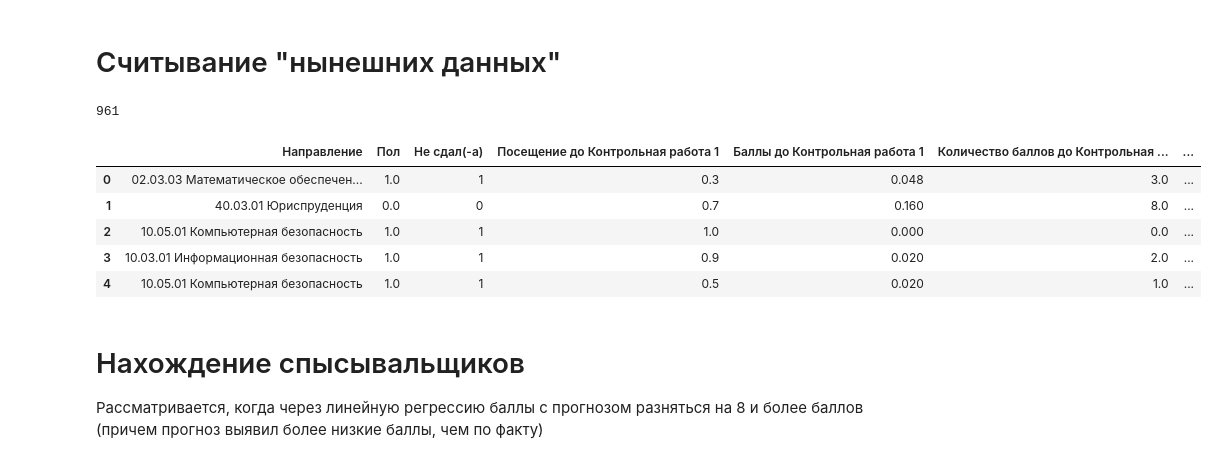
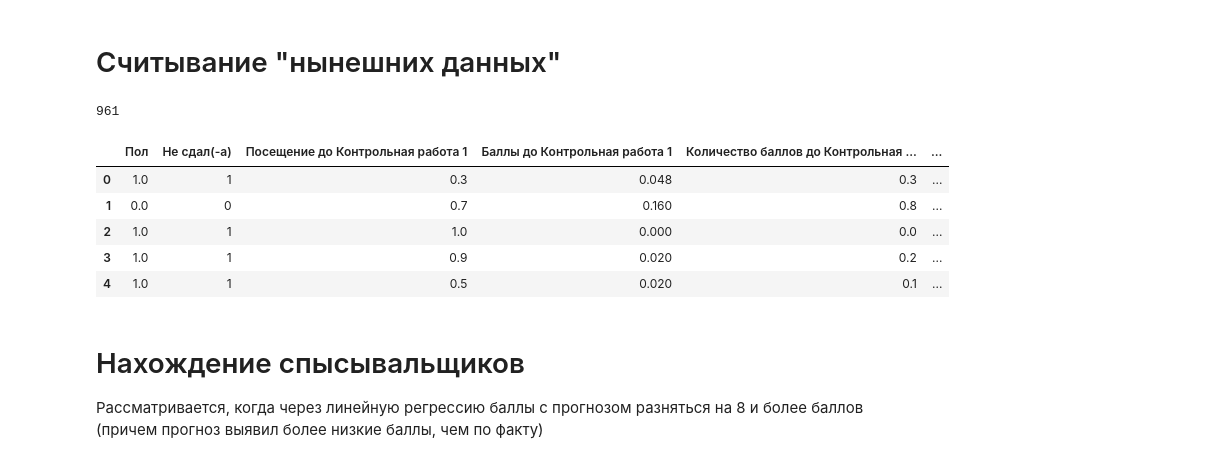
Before and after one commit to KokonTrol/VKR, a Jupyter notebook: Блокноты/анализ и обработка.ipynb, the cells around one changed output. Cells and saved outputs as stored; diff of their text form; code cells hidden in the pictures.

```diff
--- a/Блокноты/анализ и обработка.ipynb
+++ b/Блокноты/анализ и обработка.ipynb
@@ -91,7 +91,7 @@ data.drop_duplicates(keep='last')
 print(f"Длина файла до обработки: {len(data)}")
 AnalysisFunc.FillColumnsList(data)
 data = AnalysisFunc.MakeFloat(data, ["Пол"])
-data = data.drop(data.columns.difference(["Не сдал(-а)", "Пол"]+AnalysisFunc.exams+AnalysisFunc.scores+AnalysisFunc.being+AnalysisFunc.before+AnalysisFunc.countscores), axis=1)
+data = data.drop(data.columns.difference(["Не сдал(-а)", "Пол"]+AnalysisFunc.GetAllColumnsTests(data)), axis=1)
 print(f"Сдали: {len(data[data['Не сдал(-а)']==0])}, не сдали: {len(data[data['Не сдал(-а)']==1])}")
 data.head(5)
 # %% [output]
@@ -106,9 +106,11 @@ data.head(5)
 # %%
-data[AnalysisFunc.scores] = AnalysisFunc.ModColumns100(data, AnalysisFunc.scores)
+# data[AnalysisFunc.scores] = AnalysisFunc.ModColumns100(data, AnalysisFunc.scores)
 data[AnalysisFunc.exams] = data[AnalysisFunc.exams].div(20)
 for i, lst in enumerate([AnalysisFunc.exams, AnalysisFunc.scores, AnalysisFunc.being, AnalysisFunc.before]):
     for name in lst:
         print(f"{name}: Max: {data[name].max()}, Min: {data[name].min()}, Mean: {round(data[name].mean(), 2)}")
+
+data.head(5)
 # %% [output]
 Контрольная работа 1: Max: 1.0, Min: 0.0, Mean: 0.45
 Контрольная работа 2: Max: 1.0, Min: 0.0, Mean: 0.5
@@ -130,10 +135,8 @@ BaseFuncs.SaveFileCSV(path_to_data+"Преобразованные/", "ПиОА
 **Через LabelEncoder заменить Команды и Направление**
 # %%
 from sklearn.preprocessing import LabelEncoder
-labelencoderComands = LabelEncoder()
-data["Команды"] = labelencoderComands.fit_transform(data["Команды"])
 labelencoderDirs = LabelEncoder()
-labelencoderDirs.fit(data["Направление"])
-data["Направление"] = labelencoderDirs.transform(data["Направление"])
+labelencoderDirs.fit(dataReal["Направление"])
+dataReal["Направление"] = labelencoderDirs.transform(dataReal["Направление"])
 
-data.head(5)
+dataReal.head(5)
@@ -350,23 +358,23 @@ Name: Не сдал(-а), dtype: float64
 # Считывание "нынешних данных"
 # %%
 dataReal = BaseFuncs.GetDataFrameListFromFileConverted("/content/drive/My Drive/Учёба/8 семестр/диплом/Проект/VKR/Учет контрольных/Программирование и основы алгоритмизации тест.csv")
-dataReal = dataReal.drop(dataReal.columns.difference(["Не сдал(-а)", "Пол", "Направление"]+AnalysisFunc.exams+AnalysisFunc.scores+AnalysisFunc.being+AnalysisFunc.before+AnalysisFunc.countscores), axis=1)
+dataReal = dataReal.drop(dataReal.columns.difference(["Не сдал(-а)", "Пол"]+AnalysisFunc.GetAllColumnsTests(data)), axis=1)
 dataReal = AnalysisFunc.MakeFloat(dataReal, ["Пол"])
 # dataReal = dataReal.drop("Баллы", axis=1)
 # dataReal[AnalysisFunc.exams+AnalysisFunc.scores] = AnalysisFunc.ModColumns100(dataReal, AnalysisFunc.exams+AnalysisFunc.scores)
-dataReal[AnalysisFunc.scores] = AnalysisFunc.ModColumns100(dataReal, AnalysisFunc.scores)
+# dataReal[AnalysisFunc.scores] = AnalysisFunc.ModColumns100(dataReal, AnalysisFunc.scores)
 dataReal[AnalysisFunc.exams] = dataReal[AnalysisFunc.exams].div(20)
 print(len(dataReal))
 
 dataReal.head(5)
 # %% [output]
 961
-|  | Направление | Пол | Не сдал(-а) | Посещение до Контрольная работа 1 | Баллы до Контрольная работа 1 | Количество баллов до Контрольная ... | ... |
-| 0 | 02.03.03 Математическое обеспечен... | 1.0 | 1 | 0.3 | 0.048 | 3.0 | ... |
-| 1 | 40.03.01 Юриспруденция | 0.0 | 0 | 0.7 | 0.160 | 8.0 | ... |
-| 2 | 10.05.01 Компьютерная безопасность | 1.0 | 1 | 1.0 | 0.000 | 0.0 | ... |
-| 3 | 10.03.01 Информационная безопасность | 1.0 | 1 | 0.9 | 0.020 | 2.0 | ... |
-| 4 | 10.05.01 Компьютерная безопасность | 1.0 | 1 | 0.5 | 0.020 | 1.0 | ... |
+|  | Пол | Не сдал(-а) | Посещение до Контрольная работа 1 | Баллы до Контрольная работа 1 | Количество баллов до Контрольная ... | ... |
+| 0 | 1.0 | 1 | 0.3 | 0.048 | 0.3 | ... |
+| 1 | 0.0 | 0 | 0.7 | 0.160 | 0.8 | ... |
+| 2 | 1.0 | 1 | 1.0 | 0.000 | 0.0 | ... |
+| 3 | 1.0 | 1 | 0.9 | 0.020 | 0.2 | ... |
+| 4 | 1.0 | 1 | 0.5 | 0.020 | 0.1 | ... |
 # %%
 BaseFuncs.SaveFileCSV(path_to_data+"Преобразованные/", "ПиОА тест div20kr", dataReal, csv = True)
 # %% [markdown]
```
Also changed, not shown: parts of 8 cells of this notebook, 13 other files.
